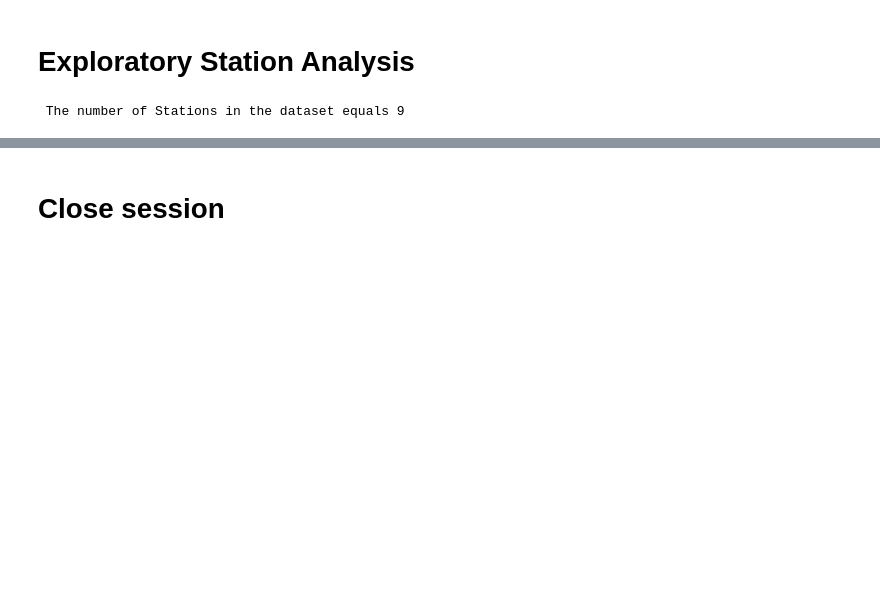
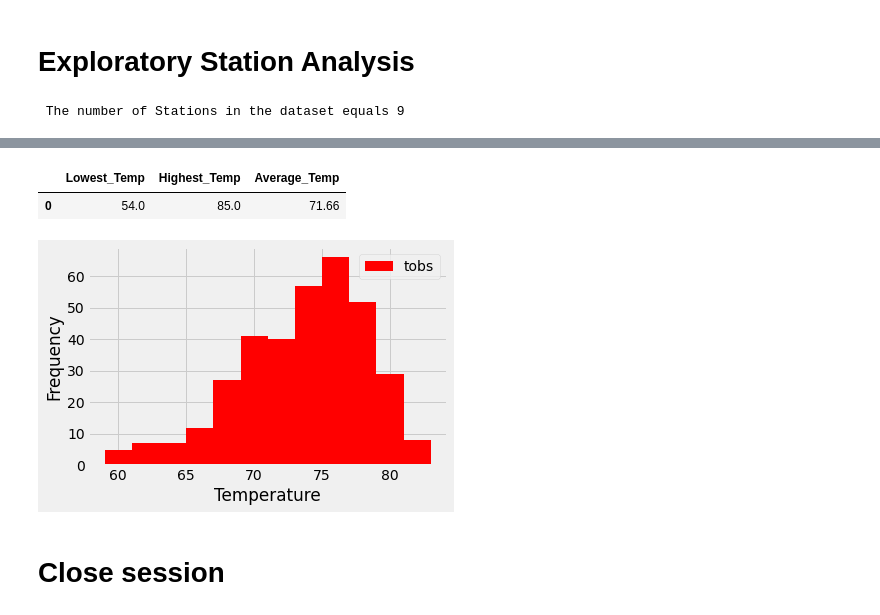
Before and after one commit to Darriousj/sqlalchemy-challenge, a Jupyter notebook: climate_DJM.ipynb, the cells around one changed output, grey strips where cells are left out. Saved outputs shown, nothing was run; the diff lists cells and outputs as text; code cells hidden in the pictures; blank space fills up the shorter version.

```diff
--- a/climate_DJM.ipynb
+++ b/climate_DJM.ipynb
@@ -107,7 +119,7 @@ print(f" The number of Stations in the dataset equals {num_sta}")
 # %%
 # Design a query to find the most active stations (i.e. what stations have the most rows?)
 # List the stations and the counts in descending order.
-engine.execute("select id, count (station)as station_activity from measurement group by station order by station_activity DESC").fetchall()
-Station_act = pd.read_sql("select station, count (station)as station_activity from measurement group by station order by station_activity DESC",conn)
-Station_act
+act_stations=session.query(Mea.station, func.count(Mea.date)).group_by(Mea.station).\
+order_by(func.count(Mea.station).desc()).all()
+act_stations
 # %% [output]
@@ -144,3 +150,35 @@ plt.show()
+# %%
+# Using the station id from the previous query, calculate the lowest temperature recorded,
+# highest temperature recorded, and average temperature most active station?
+station_id=act_stations[0][0]
+work_horse=session.query(func.min(Mea.tobs),func.max(Mea.tobs),func.avg(Mea.tobs)).filter(Mea.station == station_id).all()
+# %%
+for low,high,average in work_horse:
+
+    lha_temp = pd.DataFrame({
+        "Lowest_Temp": [low],
+        "Highest_Temp": [high],
+        "Average_Temp": [round(average,2)]})
+lha_temp
+# %% [output]
+|  | Lowest_Temp | Highest_Temp | Average_Temp |
+| 0 | 54.0 | 85.0 | 71.66 |
+# %%
+# Filter by the station with highest number of observations
+last_12= session.query(Mea.date, Mea.tobs).filter(
+                        Mea.date >= twel_months).filter(
+                        Mea.date <= recent_date).filter(
+                        Mea.station == station_id).all()
+# %%
+# Save results in DataFrame. set_index(date)
+tobs_df = pd.DataFrame(last_12)
+
+# historgram with bins=12
+tobs_df.plot.hist(bins=12, color="red")
+plt.xlabel('Temperature')
+plt.tight_layout()
+# %% [output]
+[figure, added]
 # %% [markdown]
 # Close session
 # %%
```
Also changed, not shown: parts of 13 cells of this notebook, 2 other files.
